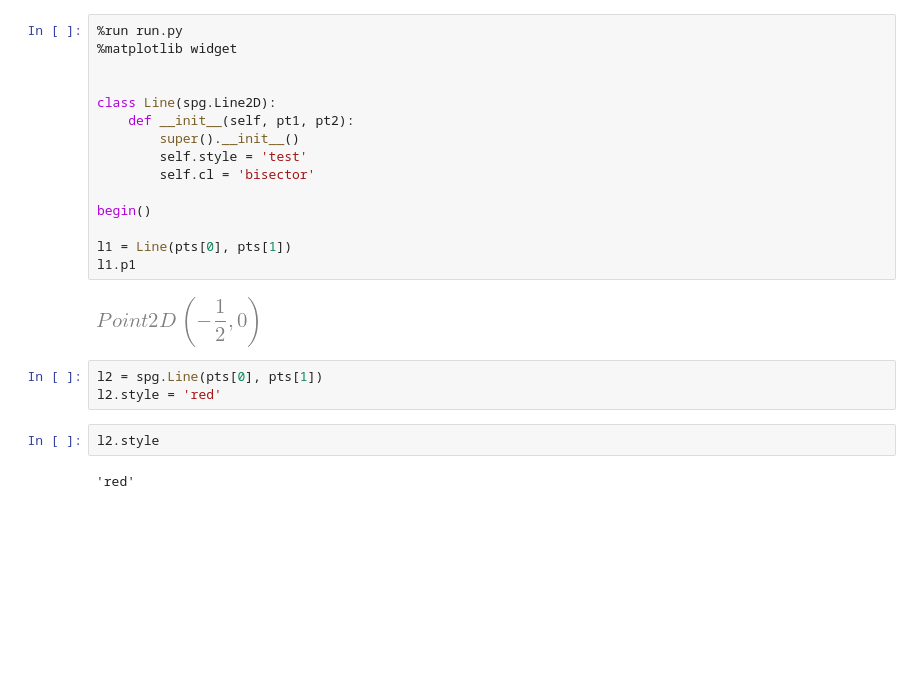
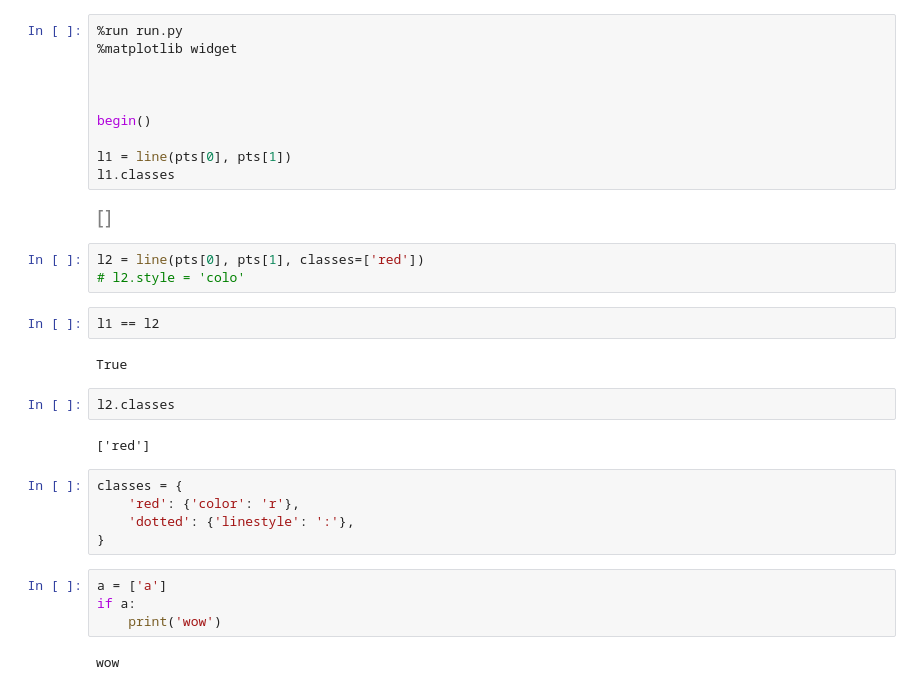
Before and after one commit to geometor/explorer-notebooks, a Jupyter notebook: line.ipynb, the cells around one changed output. Cells and saved outputs as stored; diff of their text form; blank space fills up the shorter version.

```diff
--- a/line.ipynb
+++ b/line.ipynb
@@ -1,24 +1,34 @@
 # %%
 %run run.py
 %matplotlib widget
 
 
-class Line(spg.Line2D):
-    def __init__(self, pt1, pt2):
-        super().__init__()
-        self.style = 'test'
-        self.cl = 'bisector'
 
 begin()
 
-l1 = Line(pts[0], pts[1])
-l1.p1
+l1 = line(pts[0], pts[1])
+l1.classes
 # %% [output]
-[figure, old version]
+[figure, new version]
 # %%
-l2 = spg.Line(pts[0], pts[1])
-l2.style = 'red'
+l2 = line(pts[0], pts[1], classes=['red'])
+# l2.style = 'colo'
 # %%
-l2.style
+l1 == l2
 # %% [output]
-'red'
+True
+# %%
+l2.classes
+# %% [output]
+['red']
+# %%
+classes = {
+    'red': {'color': 'r'},
+    'dotted': {'linestyle': ':'},
+}
+# %%
+a = ['a']
+if a:
+    print('wow')
+# %% [output]
+wow
```
Also changed, not shown: 5 other files.
